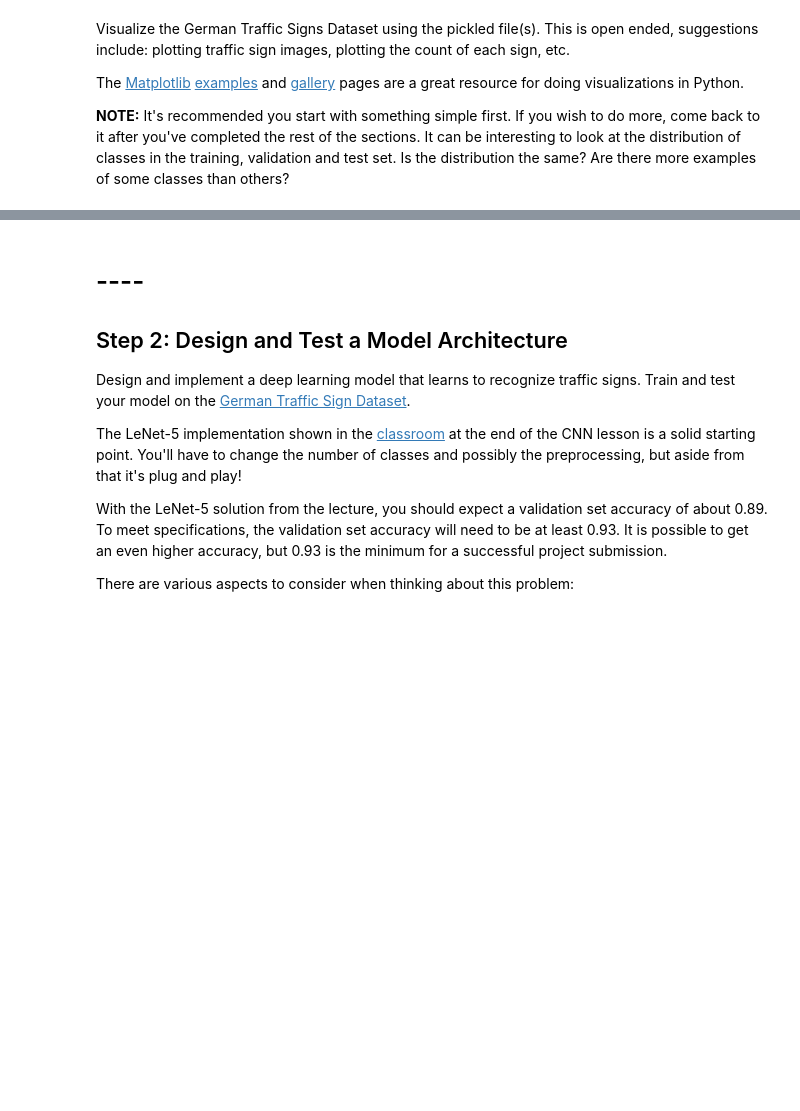
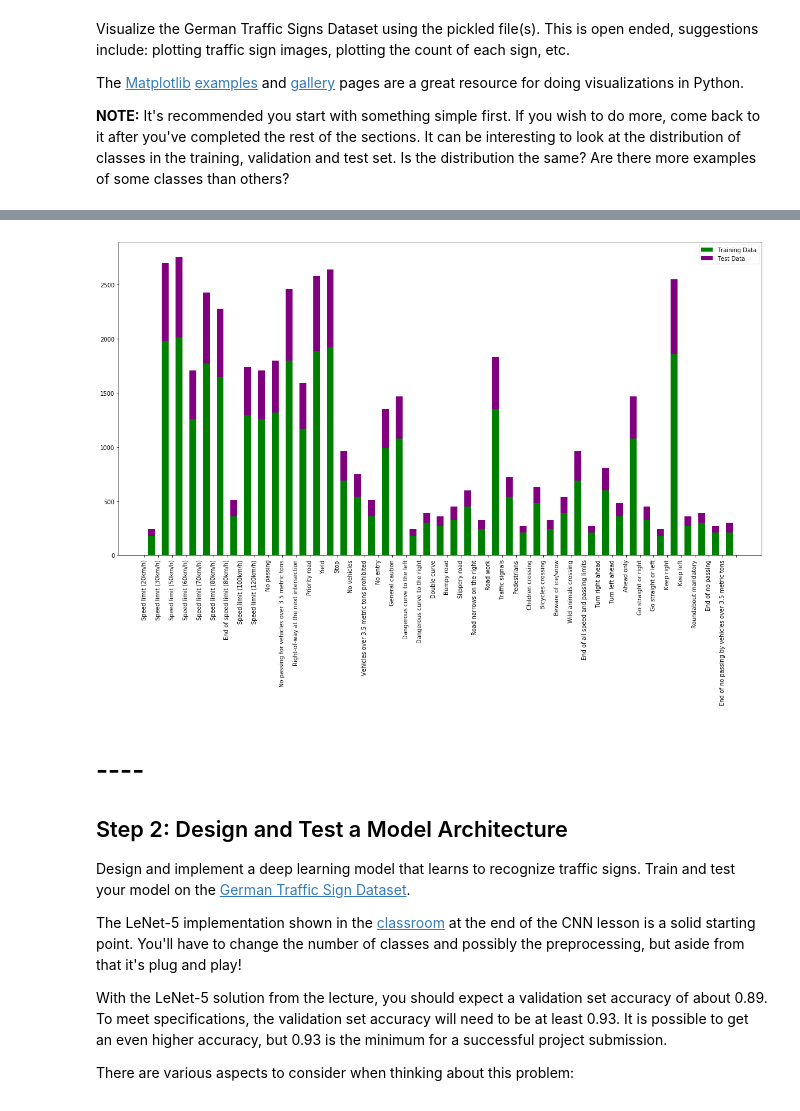
Before and after one commit to f3lixding/USDC_Project_2, a Jupyter notebook: Traffic_Sign_Classifier.ipynb, the cells around one changed output, grey strips where cells are left out. Cells and saved outputs as stored; diff of their text form; code cells hidden in the pictures; blank space fills up the shorter version.

```diff
--- a/Traffic_Sign_Classifier.ipynb
+++ b/Traffic_Sign_Classifier.ipynb
@@ -120,3 +120,24 @@ print(X_train.shape)
+# %%
+#exploratory visualization of the data set:
+import csv
+import pylab as pl
+
+with open('signnames.csv') as f:
+    reader = csv.reader(f)
+    class_names_raw = list(reader)
+    class_names = [i[1] for i in class_names_raw][1::]
+    labels = [i[0] for i in class_names_raw][1::]
+
+#Plotting
+fig = pl.figure(None, figsize=(20,10))
+
+pl.hist([y_train, y_test], bins = range(0,44), histtype='bar', stacked=True, rwidth=0.5, color = ('green','purple'))
+
+pl.xticks(np.array(range(0,44)), class_names, rotation='vertical')
+pl.legend(['Training Data', 'Test Data'])
+pl.show()
+# %% [output]
+[figure, added]
 # %% [markdown]
 # ----
 
```
Also changed, not shown: parts of 15 cells of this notebook, 20 other files.
